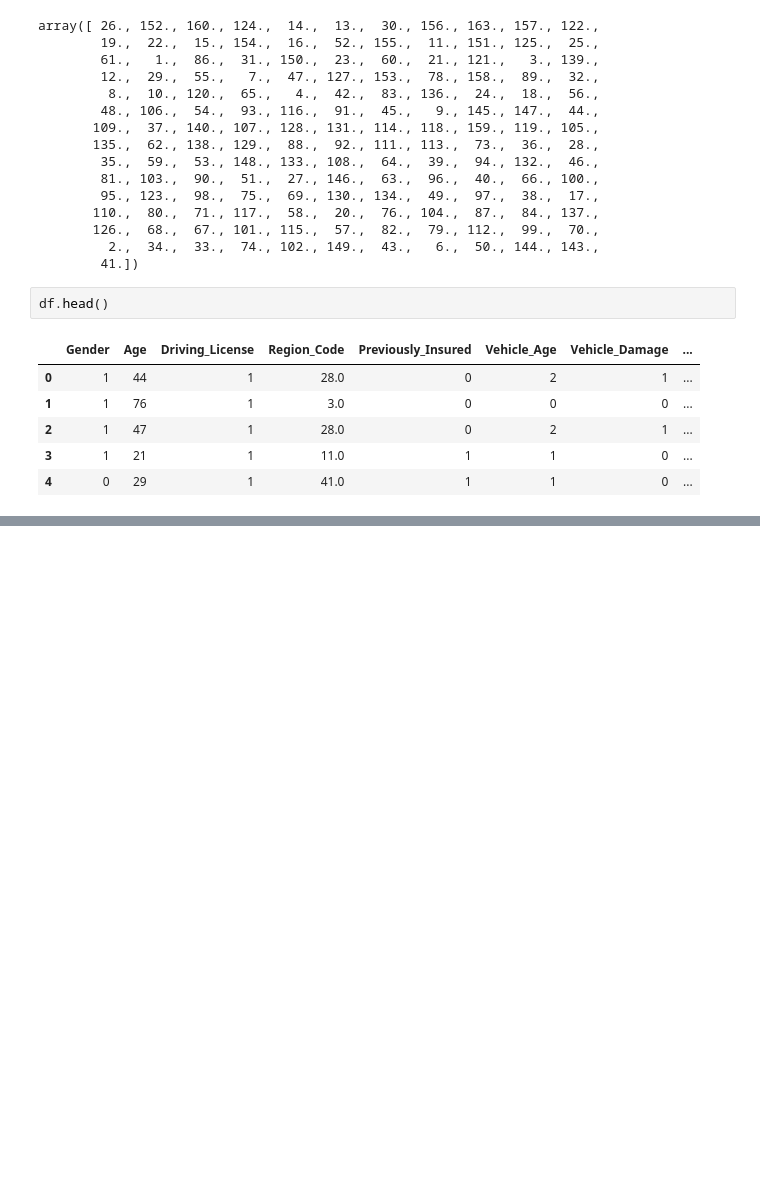
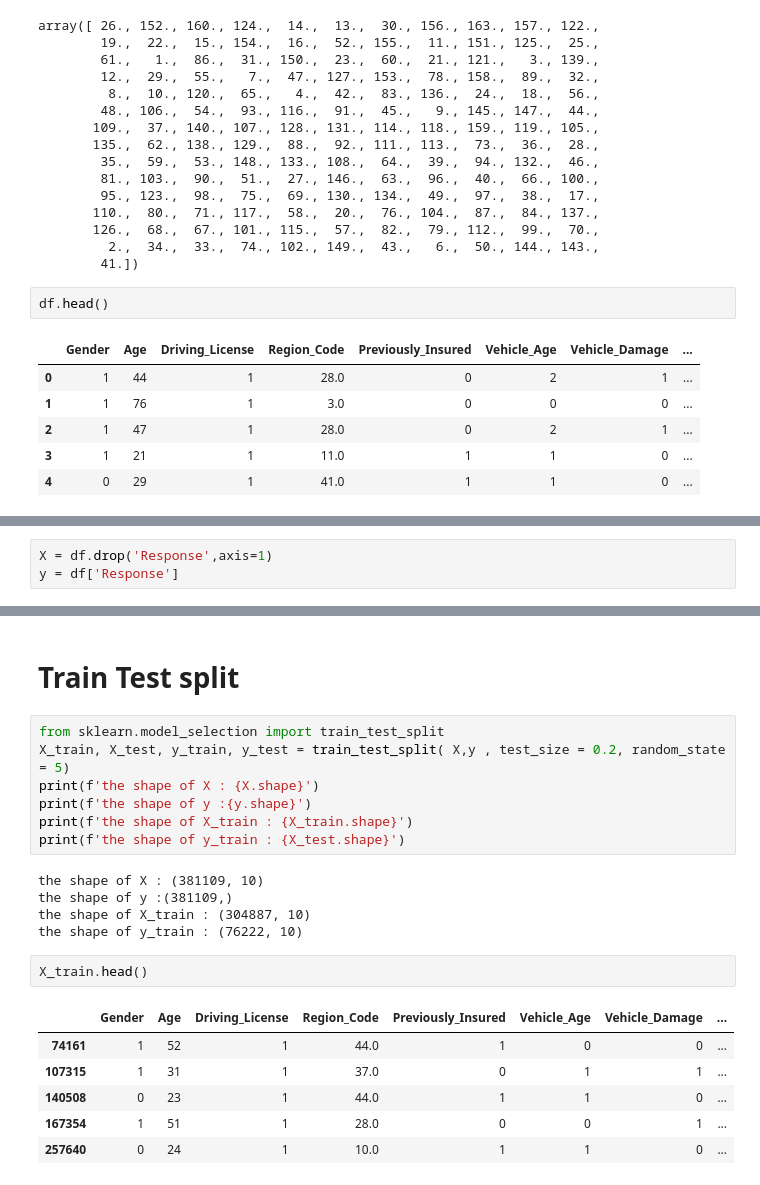
Before and after one commit to 143biswajit/HEALTH-INSURANCE-CROSS-SELL-PREDICTION, a Jupyter notebook: HEALTH_INSURANCE_CROSS_SELL_PREDICTION.ipynb, the cells around one changed output, grey strips where cells are left out. Saved outputs shown, nothing was run; the diff lists cells and outputs as text; blank space fills up the shorter version.

```diff
--- a/HEALTH_INSURANCE_CROSS_SELL_PREDICTION.ipynb
+++ b/HEALTH_INSURANCE_CROSS_SELL_PREDICTION.ipynb
@@ -577,0 +709,3 @@ df.head()
+# %%
+X = df.drop('Response',axis=1)
+y = df['Response']
@@ -577,0 +721,23 @@ df.head()
+# %% [markdown]
+# **Train Test split**
+# %%
+from sklearn.model_selection import train_test_split
+X_train, X_test, y_train, y_test = train_test_split( X,y , test_size = 0.2, random_state = 5)
+print(f'the shape of X : {X.shape}')
+print(f'the shape of y :{y.shape}')
+print(f'the shape of X_train : {X_train.shape}')
+print(f'the shape of y_train : {X_test.shape}')
+# %% [output]
+the shape of X : (381109, 10)
+the shape of y :(381109,)
+the shape of X_train : (304887, 10)
+the shape of y_train : (76222, 10)
+# %%
+X_train.head()
+# %% [output]
+|  | Gender | Age | Driving_License | Region_Code | Previously_Insured | Vehicle_Age | Vehicle_Damage | ... |
+| 74161 | 1 | 52 | 1 | 44.0 | 1 | 0 | 0 | ... |
+| 107315 | 1 | 31 | 1 | 37.0 | 0 | 1 | 1 | ... |
+| 140508 | 0 | 23 | 1 | 44.0 | 1 | 1 | 0 | ... |
+| 167354 | 1 | 51 | 1 | 28.0 | 0 | 0 | 1 | ... |
+| 257640 | 0 | 24 | 1 | 10.0 | 1 | 1 | 0 | ... |
```
Also changed, not shown: parts of 18 cells of this notebook.
